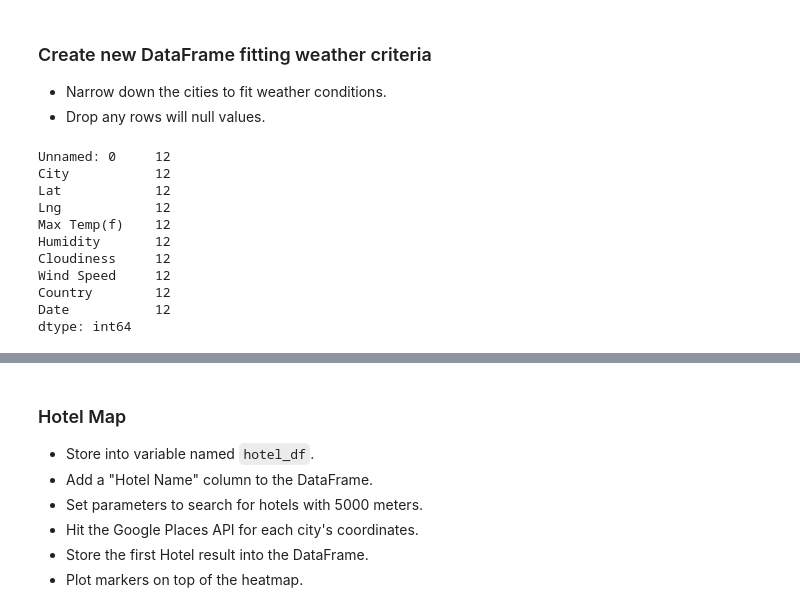
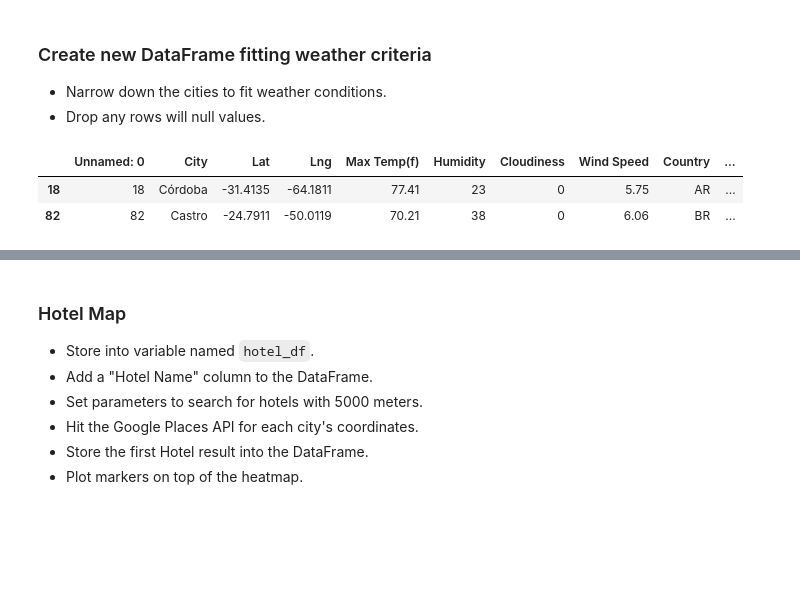
Before and after one commit to ASwigart/python-api-challenge, a Jupyter notebook: WeatherPy/VacationPy.ipynb, the cells around one changed output, grey strips where cells are left out. Cells and saved outputs as stored; diff of their text form; code cells hidden in the pictures; blank space fills up the shorter version.

```diff
--- a/WeatherPy/VacationPy.ipynb
+++ b/WeatherPy/VacationPy.ipynb
@@ -86,23 +86,18 @@ fig
 * Drop any rows will null values.
 # %%
 perftemp_df = vacaweather_df.loc[(vacaweather_df["Max Temp(f)"]>70) & (vacaweather_df["Max Temp(f)"]<80)]
-perftemp_df.count()
+# perftemp_df.count()
 perfwind_df = perftemp_df.loc[(vacaweather_df["Wind Speed"]< 10)]
-perfwind_df.count()
+# perfwind_df.count()
+# For Humidity; If I keep it at perfect humidity I get very low results
+# perfwind_df = perftemp_df.loc[(vacaweather_df["Humidity"]< 40)]
+# perfwind_df.count()
 perfvacaweather_df = perfwind_df[(vacaweather_df["Cloudiness"]<25)]
 perfvacaweather_df
 # %% [output]
-Unnamed: 0     12
-City           12
-Lat            12
-Lng            12
-Max Temp(f)    12
-Humidity       12
-Cloudiness     12
-Wind Speed     12
-Country        12
-Date           12
-dtype: int64
+|  | Unnamed: 0 | City | Lat | Lng | Max Temp(f) | Humidity | Cloudiness | Wind Speed | Country | ... |
+| 18 | 18 | Córdoba | -31.4135 | -64.1811 | 77.41 | 23 | 0 | 5.75 | AR | ... |
+| 82 | 82 | Castro | -24.7911 | -50.0119 | 70.21 | 38 | 0 | 6.06 | BR | ... |
 # %%
 perfvacaweather_df
 # %% [output]
```
Also changed, not shown: parts of 6 cells of this notebook, 1 other file.
